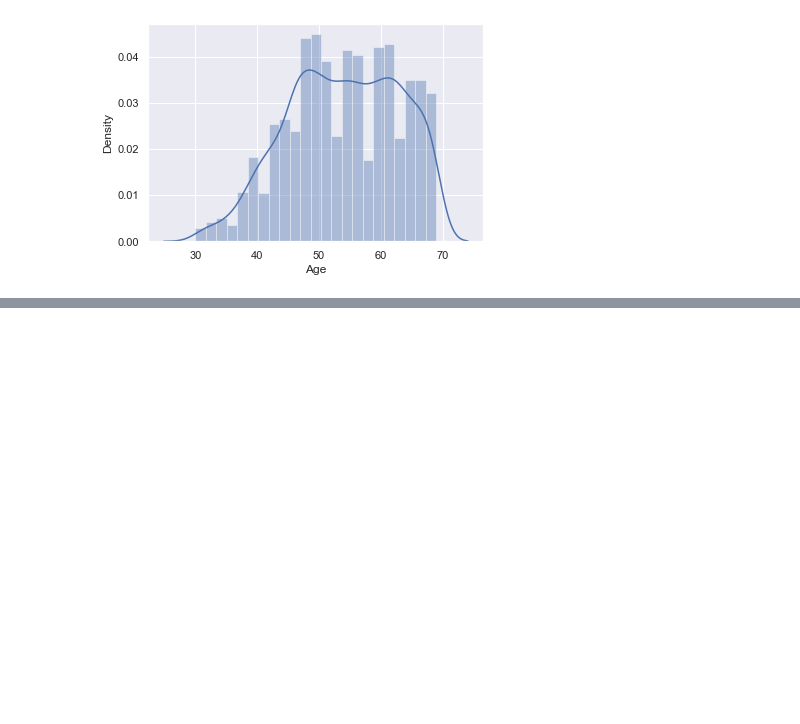
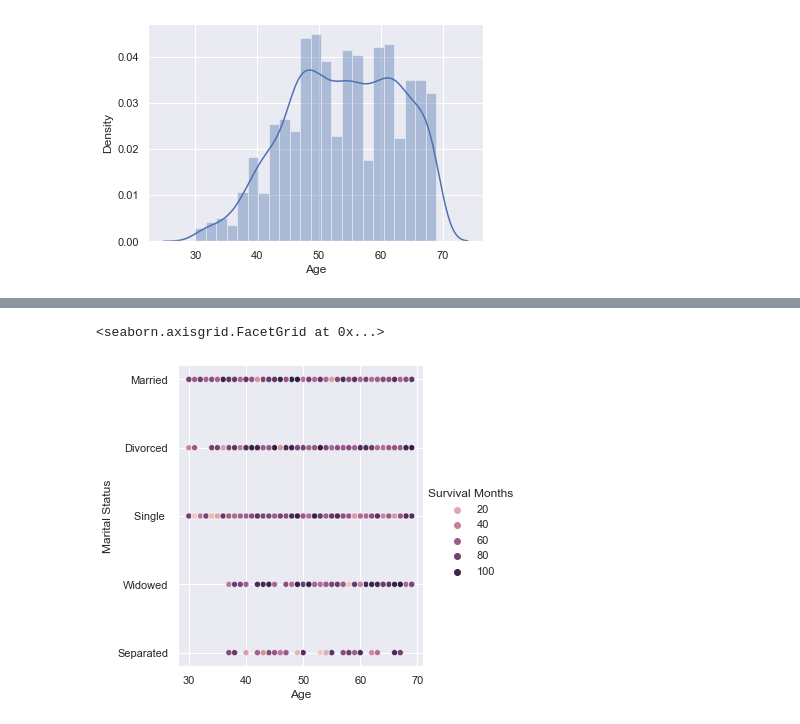
Before and after one commit to fqazi1/EDA, a Jupyter notebook: casestudy1.ipynb, the cells around one changed output, grey strips where cells are left out. Cells and saved outputs as stored; diff of their text form; code cells hidden in the pictures; blank space fills up the shorter version.

```diff
--- a/casestudy1.ipynb
+++ b/casestudy1.ipynb
@@ -277,0 +326,5 @@ sns.distplot(df["Age"])
+# %%
+sns.relplot(x = "Age", y = "Marital Status", hue = "Survival Months", data = df)
+# %% [output]
+<seaborn.axisgrid.FacetGrid at 0x...>
+[figure, added]
```
Also changed, not shown: parts of 8 cells of this notebook.
